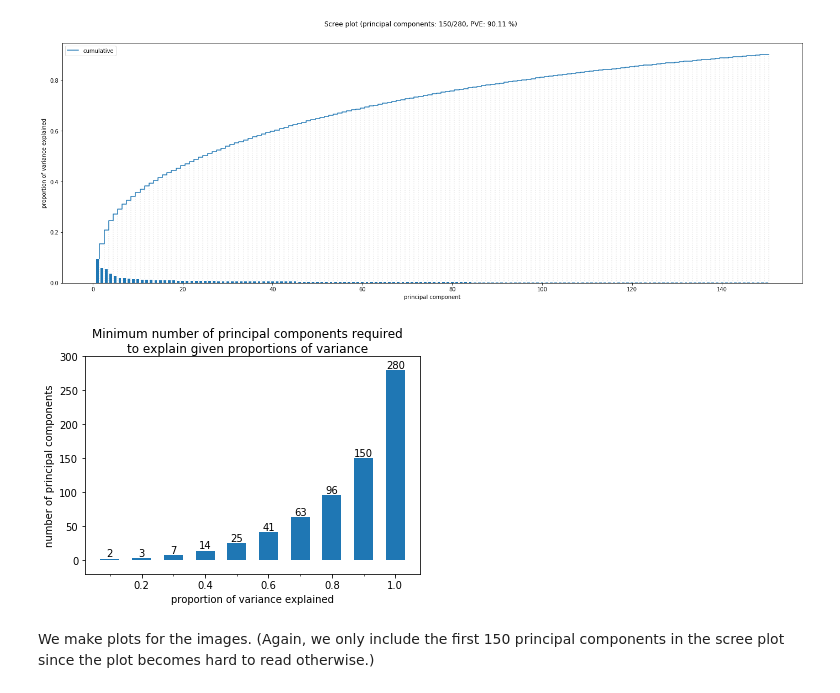
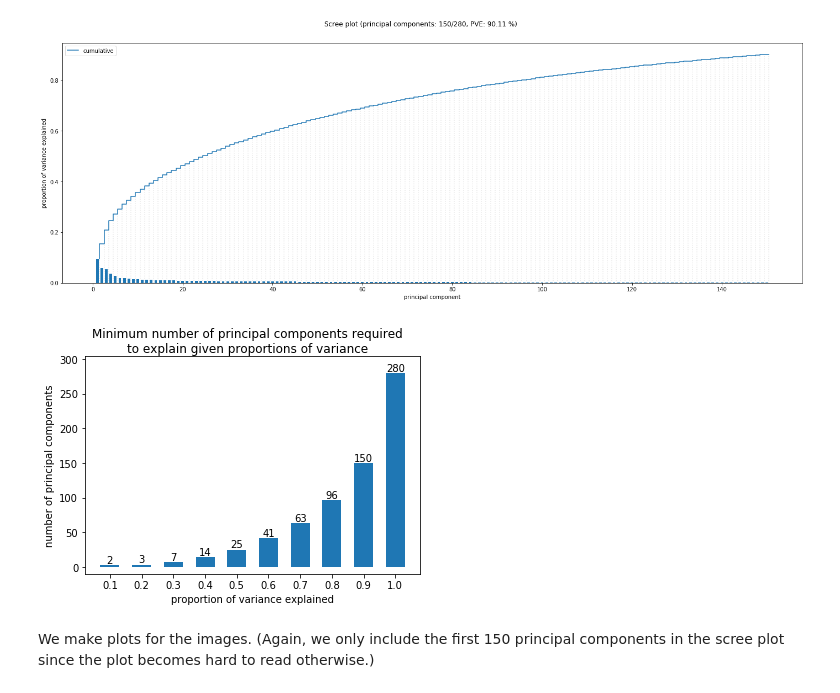
Before and after one commit to jeanrichard/epflx-adsml19-course4-project, a Jupyter notebook: 02_Data_exploration.ipynb, the cells around one changed output. Cells and saved outputs as stored; diff of their text form; code cells hidden in the pictures.

```diff
--- a/02_Data_exploration.ipynb
+++ b/02_Data_exploration.ipynb
@@ -43 +40,7 @@ F = train_data['features']
+# %%
+names = data_train['names']  # Same for all data sets.
+
+X_train = data_train['data']
+y_train = data_train['labels']
+F_train = data_train['features']
 # %% [markdown]
@@ -138,9 +173,10 @@ def plot_scree(pca: PCA,
 # %% [markdown]
 We define a helper function to plot the minimum number of principal components required to explain given ratios of variance.
 # %%
-def plot_number_of_components_required(pca: PCA, ratios: T.Sequence[float]) -> None:
+def plot_number_of_components_required(pca: PCA, ratios: np.ndarray) -> None:
     """\
-    Plots the minimum numbers of principal components required to explain given ratios of variance.
+    Plots the minimum numbers of principal components required to explain given proportions of
+    variance.
 
     Args:
         pca: A fitted PCA object.
@@ -148,25 +184,37 @@ def plot_number_of_components_required(pca: PCA, ratios: T.Sequence[float]) -> N
     """
     pve = pca.explained_variance_ratio_
 
+    # Make sure the ratios are sorted in ascending order.
+    ratios = np.sort(ratios)
+
     # Get the minimum numbers of principal components required.
     pve_cumsum = np.cumsum(pve)
     npcrs = [(pve_cumsum > ratio).argmax() + 1 for ratio in ratios]
-    # Due to numerical errors, the cumulative sum does not reach 1.0.
-    npcrs[-1] = len(pca.components_)
+
+    # Most likely due to numerical errors, the cumulative sum does not reach eactly 1.0.
+    if ratios[-1] == 1.0:
+        npcrs[-1] = len(pca.components_)
 
     # Create a bar plot.
     fig, ax = plt.subplots()
-    ax.bar(ratios, npcrs, width=0.60/len(ratios))  # Use 40 % for padding.
+
+    diffs = np.ediff1d(ratios)
+    if len(diffs):
+        width = diffs.min() * 0.60  # Use 40 % for padding.
+        ax.bar(ratios, npcrs, width=width)
+    else:
+        ax.bar(ratios, npcrs)
 
     # Annotate with the numbers of principal components required.
     for ratio, npcr in zip(ratios, npcrs):
         ax.annotate(f'{npcr:d}', xy=(ratio, npcr), rotation=0, color="black", ha='center', va='bottom')
 
     # Add a minor x-tick per ratio.
-    ax.set_xticks(ratios, minor=True)
+    ax.set_xticks(ratios, minor=False)
 
-    # Add some vertical margins.
-    ax.set_ylim(-20, 300)
+    # Add some vertical padding.
+    ymin, ymax = ax.get_ylim()
+    ax.set_ylim(ymin - 10, ymax + 10)
 
     # Add labels.
     ax.set_xlabel('proportion of variance explained')
@@ -181,11 +229,11 @@ We apply PCA on the training set for both the high-level features and the images
 # Create a standard scaler.
 scaler = StandardScaler()
 # Rescale data.
-F_rescaled = scaler.fit_transform(F)
+F_train_rescaled = scaler.fit_transform(F_train)
 
 # Create a PCA transformer.
-F_pca_all = PCA(n_components=None,  # Keep all components.
-                random_state=42)    # Make it deterministic.
+F_train_pca_all = PCA(n_components=None,  # Keep all components.
+                      random_state=0)  # Make it deterministic.
 # Apply PCA to rescaled data.
-F_pca_all.fit(F_rescaled)
+F_train_pca_all.fit(F_train_rescaled)
 # %% [output]
@@ -216,9 +264,9 @@ plot_scree(F_pca_all, 150, figsize=(24, 8))
 [figure]
 # %%
 ratios = np.linspace(0.1, 1.0, num=10)  # 0.1, 0.2, ..., 1.0
-plot_number_of_components_required(F_pca_all, ratios)
+plot_number_of_components_required(F_train_pca_all, ratios)
 # %% [output]
-[figure, old version]
+[figure, new version]
 # %% [markdown]
 We make plots for the images. (Again, we only include the first 150 principal components in the scree plot since the plot becomes hard to read otherwise.)
 # %%
```
Also changed, not shown: parts of 27 cells of this notebook, 4 other files.
